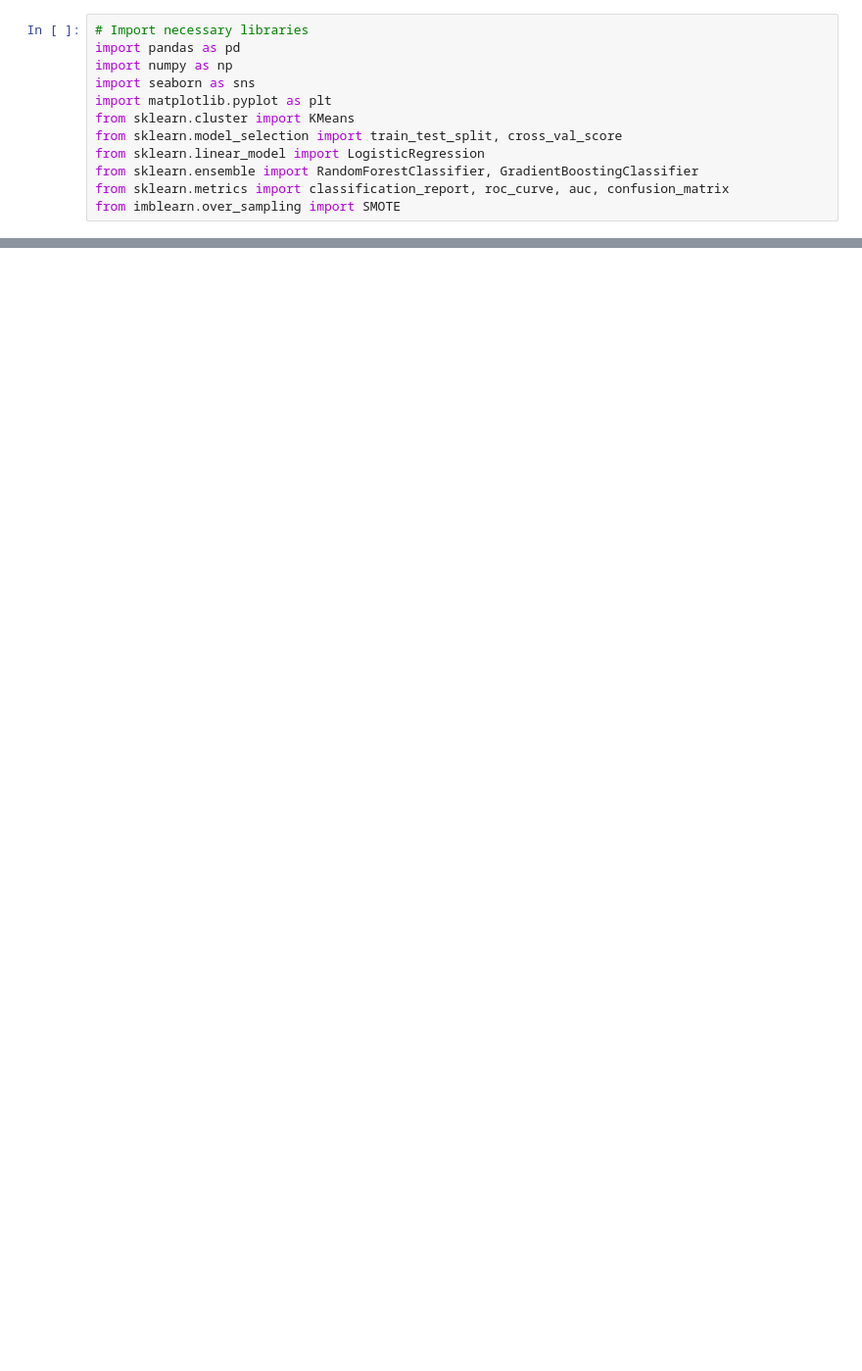
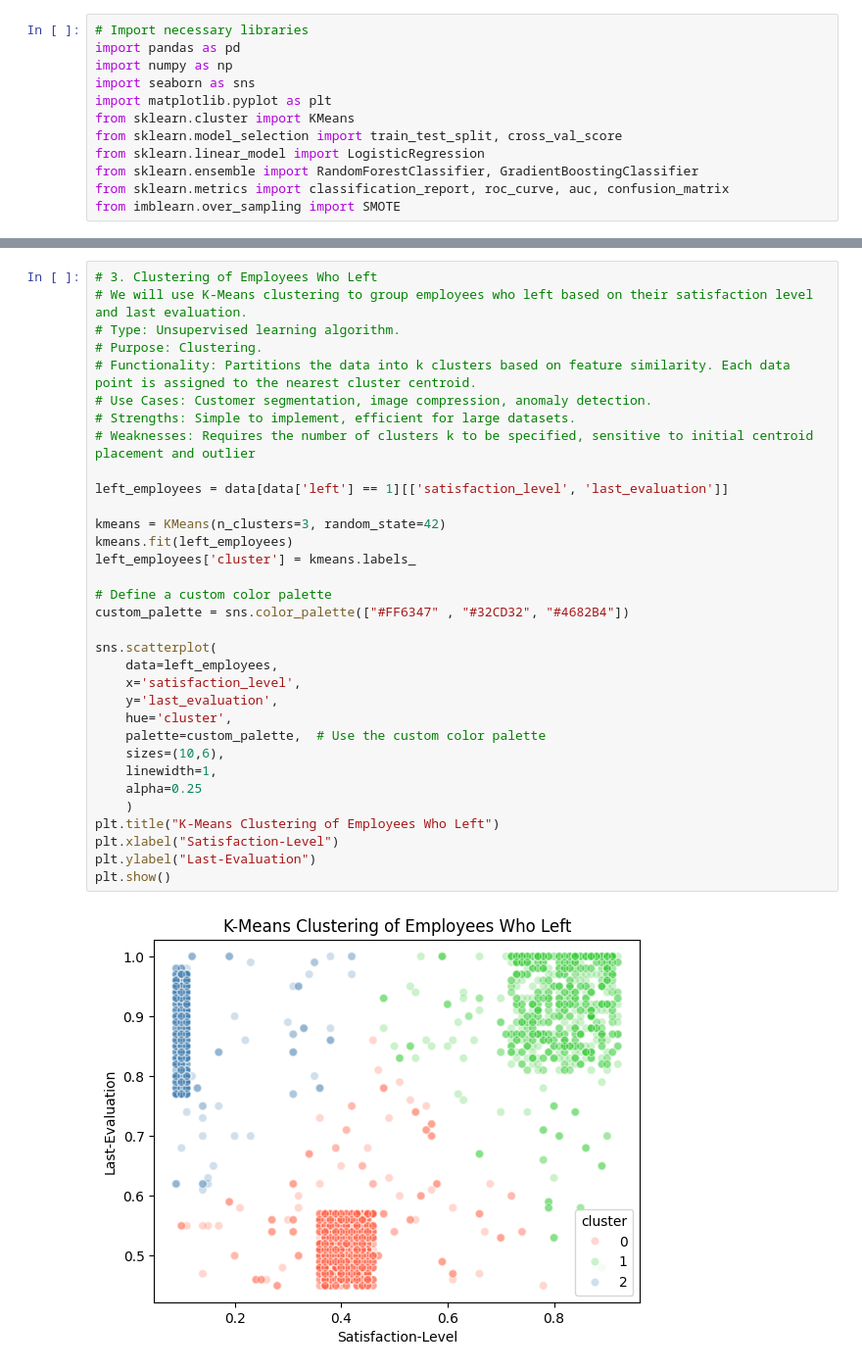
Before and after one commit to jennxu118/guild_projects, a Jupyter notebook: machine-learning/employee-cutover.ipynb, the cells around one changed output, grey strips where cells are left out. Shown at 98% size. Drawn from its saved outputs; the diff is of its cells as text; blank space fills up the shorter version.

```diff
--- a/machine-learning/employee-cutover.ipynb
+++ b/machine-learning/employee-cutover.ipynb
@@ -204,0 +129,35 @@ High-Risk Zone: Immediate intervention, conduct personalized discussions.
+# %%
+# 3. Clustering of Employees Who Left
+# We will use K-Means clustering to group employees who left based on their satisfaction level and last evaluation.
+# Type: Unsupervised learning algorithm.
+# Purpose: Clustering.
+# Functionality: Partitions the data into k clusters based on feature similarity. Each data point is assigned to the nearest cluster centroid.
+# Use Cases: Customer segmentation, image compression, anomaly detection.
+# Strengths: Simple to implement, efficient for large datasets.
+# Weaknesses: Requires the number of clusters k to be specified, sensitive to initial centroid placement and outlier
+
+left_employees = data[data['left'] == 1][['satisfaction_level', 'last_evaluation']]
+
+kmeans = KMeans(n_clusters=3, random_state=42)
+kmeans.fit(left_employees)
+left_employees['cluster'] = kmeans.labels_
+
+# Define a custom color palette
+custom_palette = sns.color_palette(["#FF6347" , "#32CD32", "#4682B4"])
+
+sns.scatterplot(
+    data=left_employees,
+    x='satisfaction_level',
+    y='last_evaluation',
+    hue='cluster',
+    palette=custom_palette,  # Use the custom color palette
+    sizes=(10,6),
+    linewidth=1,
+    alpha=0.25
+    )
+plt.title("K-Means Clustering of Employees Who Left")
+plt.xlabel("Satisfaction-Level")
+plt.ylabel("Last-Evaluation")
+plt.show()
+# %% [output]
+[figure, added]
```
Also changed, not shown: parts of 12 cells of this notebook, 1 other file.
